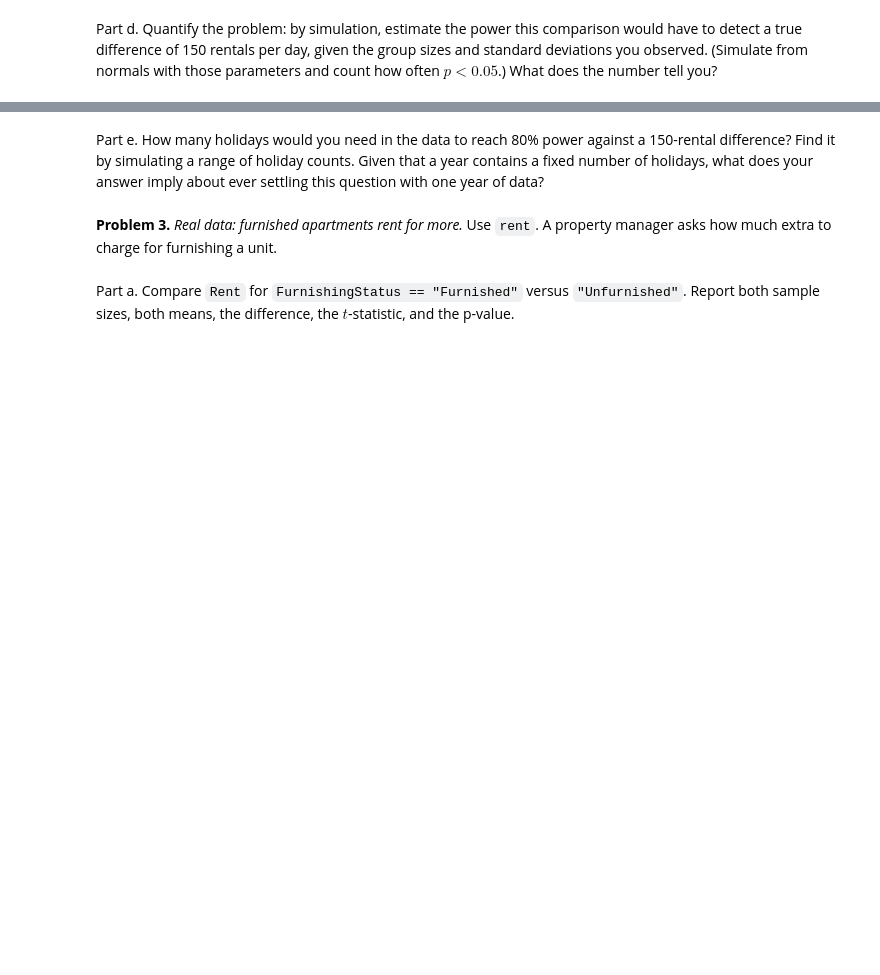
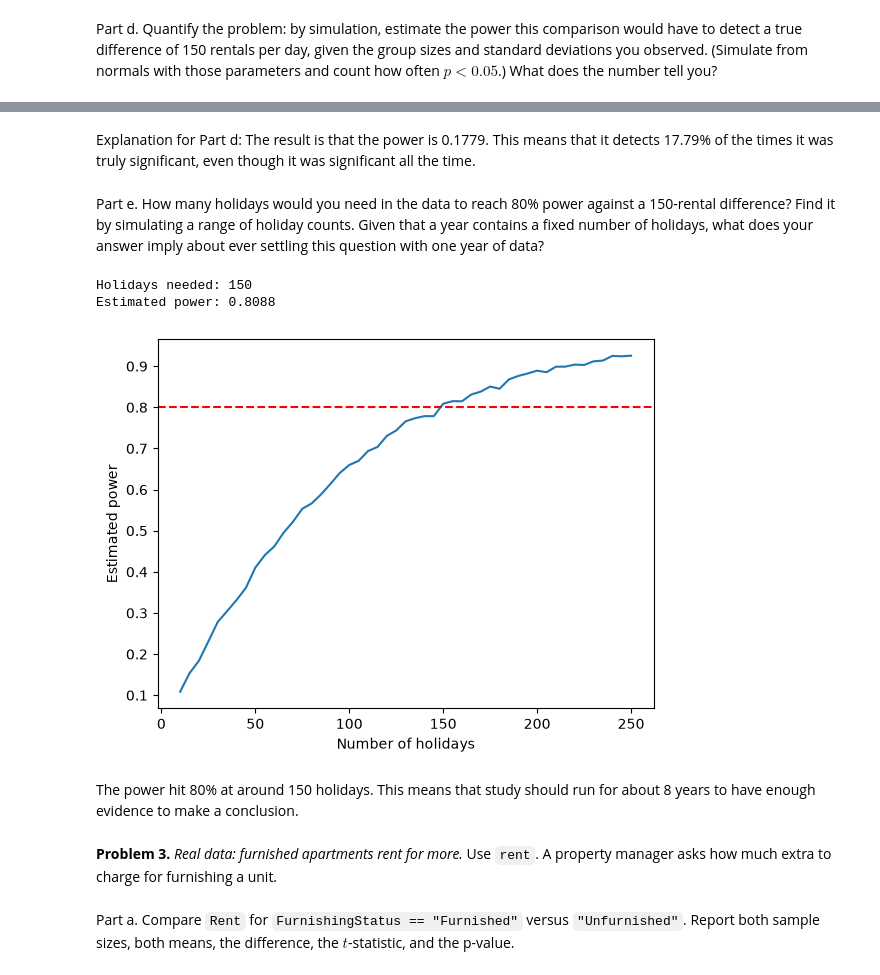
Before and after one commit to suzanaSSP/stat220-fall2026, a Jupyter notebook: F2026/Homework/Stat_220_HW_Unit01_Inference.ipynb, the cells around one changed output, grey strips where cells are left out. Cells and saved outputs as stored; diff of their text form; code cells hidden in the pictures; blank space fills up the shorter version.

```diff
--- a/F2026/Homework/Stat_220_HW_Unit01_Inference.ipynb
+++ b/F2026/Homework/Stat_220_HW_Unit01_Inference.ipynb
@@ -150,8 +293,60 @@ does the number tell you?
+# %% [markdown]
+Explanation for Part d:
+The result is that the power is 0.1779. This means that it detects 17.79% of the times it was truly significant, even though it was significant all the time.
 # %% [markdown]
 Part e. How many holidays would you need in the data to reach 80% power against a
 150-rental difference? Find it by simulating a range of holiday counts. Given that a year contains
 a fixed number of holidays, what does your answer imply about ever settling this question with one
 year of data?
+# %%
+rng = np.random.default_rng(220)
+
+n_simulations = 5000
+holiday_counts = range(10, 251, 5)
+powers = []
+
+for n_h in holiday_counts:
+    simulated_holiday = rng.normal(
+        loc=150,
+        scale=sd_holiday,
+        size=(n_simulations, n_h)
+    )
+
+    simulated_nonholiday = rng.normal(
+        loc=0,
+        scale=sd_nonholiday,
+        size=(n_simulations, n_nonholiday)
+    )
+
+    tests = stats.ttest_ind(
+        simulated_holiday,
+        simulated_nonholiday,
+        axis=1,
+        equal_var=False
+    )
+
+    power = np.mean(tests.pvalue < 0.05)
+    powers.append(power)
+
+# Find the first tested count reaching 80% power
+for n_h, power in zip(holiday_counts, powers):
+    if power >= 0.80:
+        print("Holidays needed:", n_h)
+        print("Estimated power:", power)
+        break
+
+# Plot power against holiday count
+plt.plot(list(holiday_counts), powers)
+plt.axhline(0.80, color="red", linestyle="--")
+plt.xlabel("Number of holidays")
+plt.ylabel("Estimated power")
+plt.show()
+# %% [output]
+Holidays needed: 150
+Estimated power: 0.8088
+[figure, added]
+# %% [markdown]
+The power hit 80% at around 150 holidays. This means that study should run for about 8 years to have enough evidence to make a conclusion.
 # %% [markdown]
 **Problem 3.** *Real data: furnished apartments rent for more.* Use `rent`. A property manager
 asks how much extra to charge for furnishing a unit.
```
Also changed, not shown: parts of 12 cells of this notebook.
